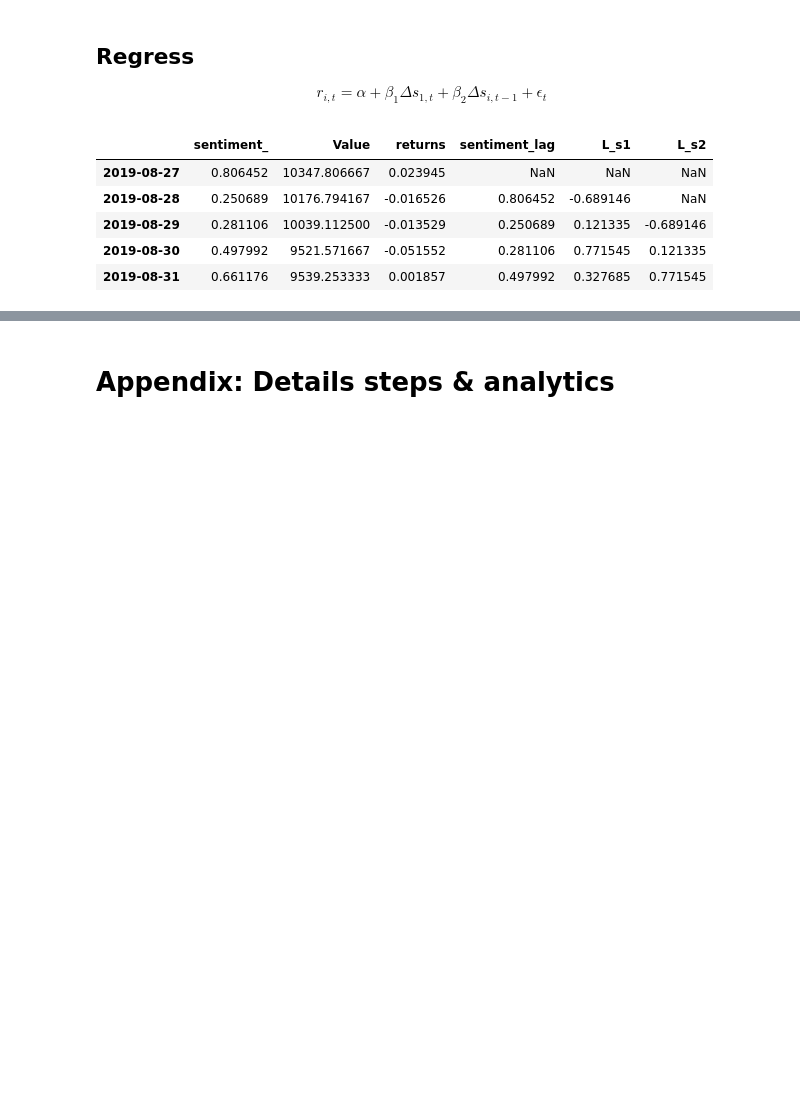
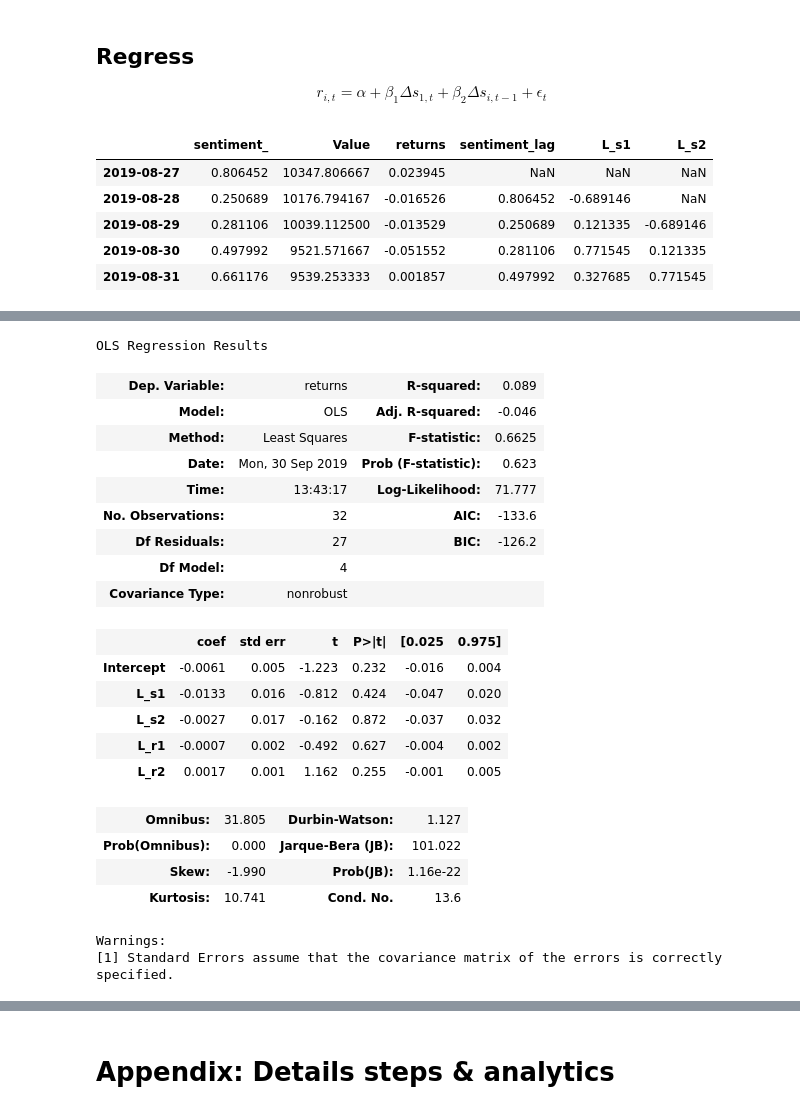
Before and after one commit to thomaspernet/PythonFinanceClass, a Jupyter notebook: SentimentAnalysis.ipynb, the cells around one changed output, grey strips where cells are left out. Cells and saved outputs as stored; diff of their text form; code cells hidden in the pictures; blank space fills up the shorter version.

```diff
--- a/SentimentAnalysis.ipynb
+++ b/SentimentAnalysis.ipynb
@@ -730,0 +786,27 @@ Warnings:
+# %%
+mod1 = smf.ols(formula='returns ~ L_s1 + L_s2 +L_r1 + L_r2',
+               data=timeseries).fit()
+mod1.summary()
+# %% [output]
+OLS Regression Results
+| Dep. Variable: | returns | R-squared: | 0.089 |
+| Model: | OLS | Adj. R-squared: | -0.046 |
+| Method: | Least Squares | F-statistic: | 0.6625 |
+| Date: | Mon, 30 Sep 2019 | Prob (F-statistic): | 0.623 |
+| Time: | 13:43:17 | Log-Likelihood: | 71.777 |
+| No. Observations: | 32 | AIC: | -133.6 |
+| Df Residuals: | 27 | BIC: | -126.2 |
+| Df Model: | 4 |  |  |
+| Covariance Type: | nonrobust |  |  |
+|  | coef | std err | t | P>|t| | [0.025 | 0.975] |
+| Intercept | -0.0061 | 0.005 | -1.223 | 0.232 | -0.016 | 0.004 |
+| L_s1 | -0.0133 | 0.016 | -0.812 | 0.424 | -0.047 | 0.020 |
+| L_s2 | -0.0027 | 0.017 | -0.162 | 0.872 | -0.037 | 0.032 |
+| L_r1 | -0.0007 | 0.002 | -0.492 | 0.627 | -0.004 | 0.002 |
+| L_r2 | 0.0017 | 0.001 | 1.162 | 0.255 | -0.001 | 0.005 |
+| Omnibus: | 31.805 | Durbin-Watson: | 1.127 |
+| Prob(Omnibus): | 0.000 | Jarque-Bera (JB): | 101.022 |
+| Skew: | -1.990 | Prob(JB): | 1.16e-22 |
+| Kurtosis: | 10.741 | Cond. No. | 13.6 |
+Warnings:
+[1] Standard Errors assume that the covariance matrix of the errors is correctly specified.
```
Also changed, not shown: parts of 27 cells of this notebook.
